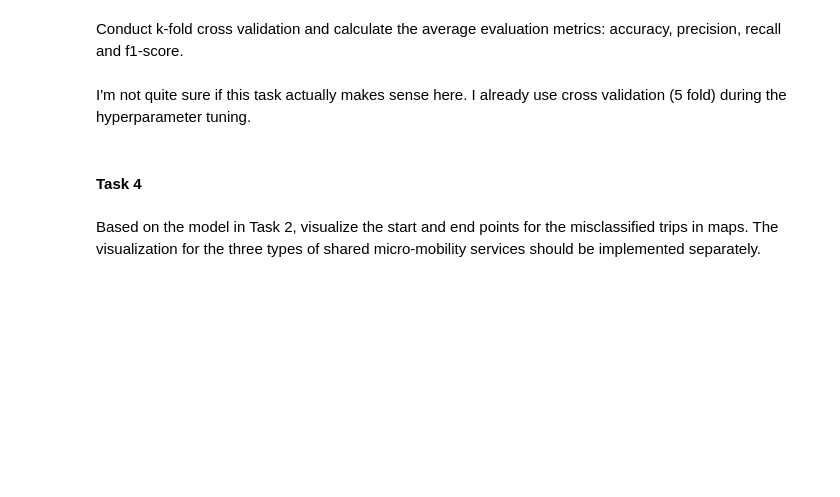
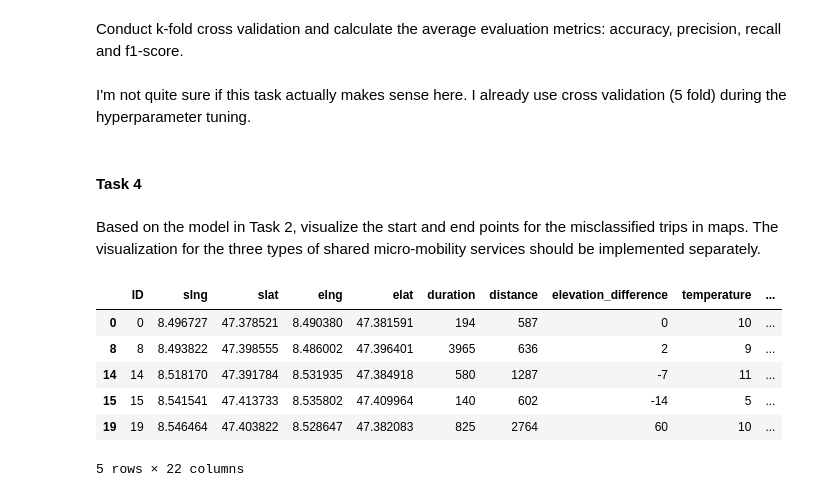
Before and after one commit to FelicianGregor/geoAI_project, a Jupyter notebook: main_script.ipynb, the cells around one changed output. Cells and saved outputs as stored; diff of their text form; code cells hidden in the pictures; blank space fills up the shorter version.

```diff
--- a/main_script.ipynb
+++ b/main_script.ipynb
@@ -188,0 +202,10 @@ data = data.join(preds)
+# %%
+mis_bike.head()
+# %% [output]
+|  | ID | slng | slat | elng | elat | duration | distance | elevation_difference | temperature | ... |
+| 0 | 0 | 8.496727 | 47.378521 | 8.490380 | 47.381591 | 194 | 587 | 0 | 10 | ... |
+| 8 | 8 | 8.493822 | 47.398555 | 8.486002 | 47.396401 | 3965 | 636 | 2 | 9 | ... |
+| 14 | 14 | 8.518170 | 47.391784 | 8.531935 | 47.384918 | 580 | 1287 | -7 | 11 | ... |
+| 15 | 15 | 8.541541 | 47.413733 | 8.535802 | 47.409964 | 140 | 602 | -14 | 5 | ... |
+| 19 | 19 | 8.546464 | 47.403822 | 8.528647 | 47.382083 | 825 | 2764 | 60 | 10 | ... |
+5 rows × 22 columns
```
Also changed, not shown: parts of 16 cells of this notebook, 4 other files.
